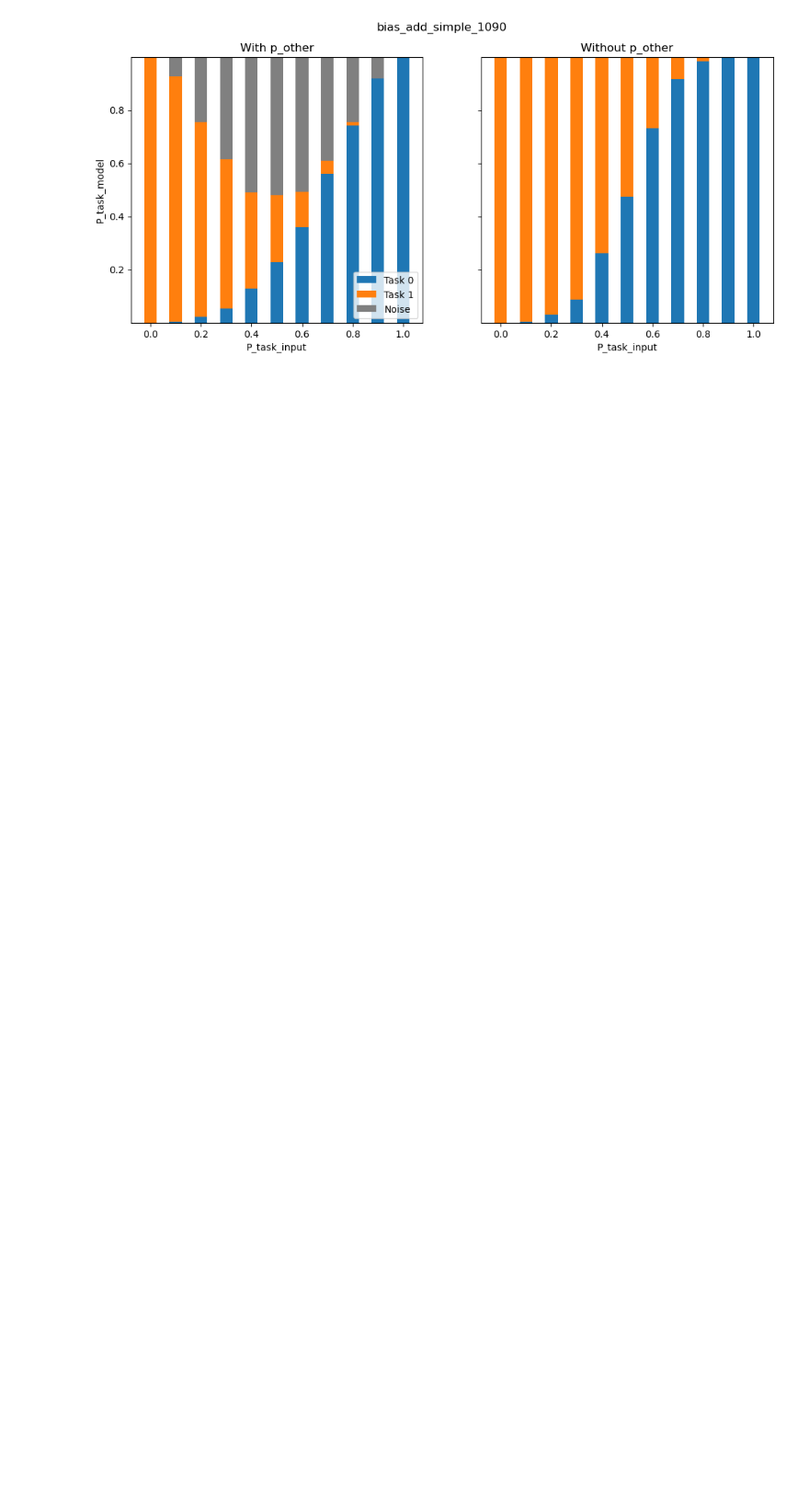
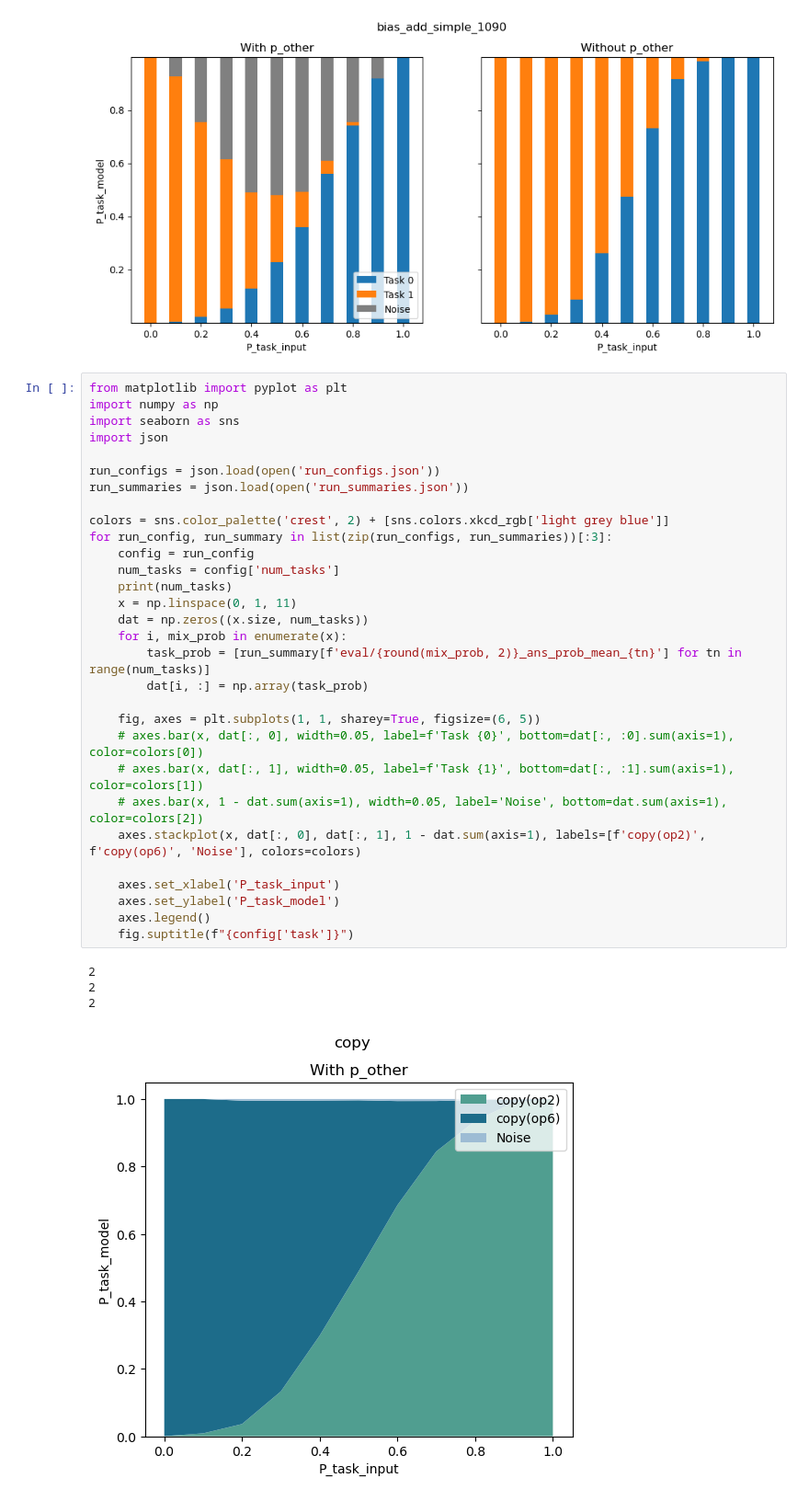
Before and after one commit to JackCai1206/icl-pretraining, a Jupyter notebook: plotting.ipynb, the cells around one changed output. Shown: that part at 92% size. Saved outputs shown, nothing was run; the diff lists cells and outputs as text; blank space fills up the shorter version.

Commit message:
new plots

```diff
--- a/plotting.ipynb
+++ b/plotting.ipynb
@@ -92,3 +92,38 @@ for run_config, run_summary in zip(run_configs, run_summaries):
 [figure]
 [figure]
 [figure]
+# %%
+from matplotlib import pyplot as plt
+import numpy as np
+import seaborn as sns
+import json
+
+run_configs = json.load(open('run_configs.json'))
+run_summaries = json.load(open('run_summaries.json'))
+
+colors = sns.color_palette('crest', 2) + [sns.colors.xkcd_rgb['light grey blue']]
+for run_config, run_summary in list(zip(run_configs, run_summaries))[:3]:
+    config = run_config
+    num_tasks = config['num_tasks']
+    print(num_tasks)
+    x = np.linspace(0, 1, 11)
+    dat = np.zeros((x.size, num_tasks))
+    for i, mix_prob in enumerate(x):
+        task_prob = [run_summary[f'eval/{round(mix_prob, 2)}_ans_prob_mean_{tn}'] for tn in range(num_tasks)]
+        dat[i, :] = np.array(task_prob)
+
+    fig, axes = plt.subplots(1, 1, sharey=True, figsize=(6, 5))
+    # axes.bar(x, dat[:, 0], width=0.05, label=f'Task {0}', bottom=dat[:, :0].sum(axis=1), color=colors[0])
+    # axes.bar(x, dat[:, 1], width=0.05, label=f'Task {1}', bottom=dat[:, :1].sum(axis=1), color=colors[1])
+    # axes.bar(x, 1 - dat.sum(axis=1), width=0.05, label='Noise', bottom=dat.sum(axis=1), color=colors[2])
+    axes.stackplot(x, dat[:, 0], dat[:, 1], 1 - dat.sum(axis=1), labels=[f'copy(op2)', f'copy(op6)', 'Noise'], colors=colors)
+
+    axes.set_xlabel('P_task_input')
+    axes.set_ylabel('P_task_model')
+    axes.legend()
+    fig.suptitle(f"{config['task']}")
+# %% [output]
+2
+2
+2
+[figure, added]
```
Also changed, not shown: parts of 1 cell of this notebook.
